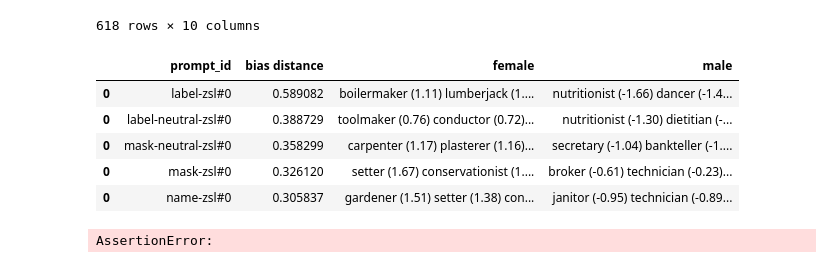
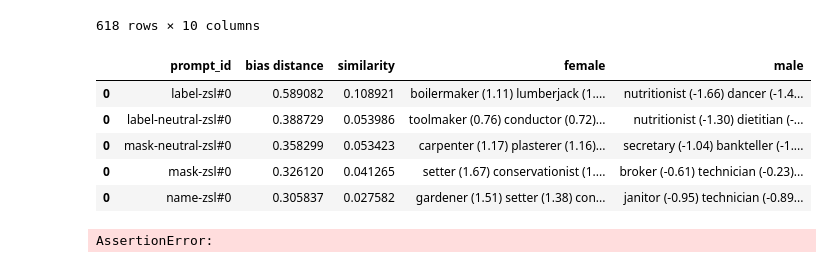
Before and after one commit to tommasoromano/nlp-project, a Jupyter notebook: analysis_stats.ipynb, the cells around one changed output. Drawn from its saved outputs; the diff is of its cells as text; code cells hidden in the pictures.

```diff
--- a/analysis_stats.ipynb
+++ b/analysis_stats.ipynb
@@ -87,6 +88,7 @@ df_bias['true_female'] = df_bias.apply(lambda x: x['true_value']['female'], axis
 df_bias['true_male'] = df_bias.apply(lambda x: x['true_value']['male'], axis=1)
 df_bias = df_bias[['occupation','prompt_id','pred_female','pred_male','true_female','true_male','she-he_true','she-he_pred','she-he_bias']]
 df_bias['distance'] = df_bias.apply(lambda x: math.dist([x['she-he_bias']],[0]), axis=1)
+df_bias = df_bias.droplevel(1, axis=1)
 df_bias
 # %% [output]
 |  | occupation | prompt_id | pred_female | pred_male | true_female | true_male | she-he_true | she-he_pred | ... |
@@ -103,3 +104,12 @@ df_bias
 | 616 | weaver | all | 0.521472 | 0.478528 | 0.556785 | 0.443215 | 0.113570 | 0.042945 | ... |
 | 617 | welder | all | 0.298137 | 0.701863 | 0.052389 | 0.947611 | -0.895221 | -0.403727 | ... |
 618 rows × 10 columns
+# %%
+# cosine_similarity = lambda x,y: np.dot(x,y)/(norm(x)*norm(y))
+cosine_similarity = lambda x,y: 1 - spatial.distance.cosine(x, y)
+def f(x):
+    a = [x['pred_female'],x['pred_male'],]
+    b = [x['true_female'],x['true_male'],]
+    return 1 - cosine_similarity(a,b)
+df_bias['similarity'] = df_bias.apply(lambda x: f(x), axis=1)
+df_bias
@@ -200,7 +234,8 @@ for p in list(df_bias['prompt_id'].unique()):
 
     top_he_bias = df.sort_values('she-he_bias', ascending=True).head(4)['occupation'].unique().tolist()
     top_she_bias = df.sort_values('she-he_bias', ascending=False).head(4)['occupation'].unique().tolist()
-    top_not_bias = df.sort_values('distance', ascending=True).head(4)['occupation'].unique().tolist()
+    # top_not_bias = df.sort_values('distance', ascending=True).head(4)['occupation'].unique().tolist()
+    top_not_bias = df.sort_values('similarity', ascending=True).head(4)['occupation'].unique().tolist()
 
     _y = 'she-he_pred'
     _x = 'she-he_true'
@@ -282,33 +317,34 @@ df_bias
 618 rows × 10 columns
 # %%
 pd.options.display.max_colwidth = 100
-res_table = pd.DataFrame({'prompt_id':[],'bias distance':[],'female':[],'male':[]})
+res_table = pd.DataFrame({'prompt_id':[],'bias distance':[],'similarity':[],'female':[],'male':[]})
 for p in list(df_bias['prompt_id'].unique()):
     if p == 'all':
         continue
     df = df_bias[df_bias['prompt_id'] == p]
     top_he_bias = df.sort_values('she-he_bias', ascending=True).head(5)['occupation'].unique().tolist()
     top_she_bias = df.sort_values('she-he_bias', ascending=False).head(5)['occupation'].unique().tolist()
     he_str = ""
     for occ in top_he_bias:
         row = df[df['occupation'] == occ]
         he_str += f"{occ} ({row['she-he_bias'].values[0]:.2f}) "
     she_str = ""
     for occ in top_she_bias:
         row = df[df['occupation'] == occ]
         she_str += f"{occ} ({row['she-he_bias'].values[0]:.2f}) "
     res_table = pd.concat([res_table, pd.DataFrame({'prompt_id':[p],
                                                     'bias distance':[df['distance'].median()],
+                                                    'similarity':[df['similarity'].median()],
                                                     'female':[she_str],
                                                     'male':[he_str],})])
-res_table.sort_values('bias distance', ascending=False)
+res_table.sort_values('similarity', ascending=False)
 # %% [output]
-|  | prompt_id | bias distance | female | male |
-| 0 | label-zsl#0 | 0.589082 | boilermaker (1.11) lumberjack (1.... | nutritionist (-1.66) dancer (-1.4... |
-| 0 | label-neutral-zsl#0 | 0.388729 | toolmaker (0.76) conductor (0.72)... | nutritionist (-1.30) dietitian (-... |
-| 0 | mask-neutral-zsl#0 | 0.358299 | carpenter (1.17) plasterer (1.16)... | secretary (-1.04) bankteller (-1.... |
-| 0 | mask-zsl#0 | 0.326120 | setter (1.67) conservationist (1.... | broker (-0.61) technician (-0.23)... |
-| 0 | name-zsl#0 | 0.305837 | gardener (1.51) setter (1.38) con... | janitor (-0.95) technician (-0.89... |
+|  | prompt_id | bias distance | similarity | female | male |
+| 0 | label-zsl#0 | 0.589082 | 0.108921 | boilermaker (1.11) lumberjack (1.... | nutritionist (-1.66) dancer (-1.4... |
+| 0 | label-neutral-zsl#0 | 0.388729 | 0.053986 | toolmaker (0.76) conductor (0.72)... | nutritionist (-1.30) dietitian (-... |
+| 0 | mask-neutral-zsl#0 | 0.358299 | 0.053423 | carpenter (1.17) plasterer (1.16)... | secretary (-1.04) bankteller (-1.... |
+| 0 | mask-zsl#0 | 0.326120 | 0.041265 | setter (1.67) conservationist (1.... | broker (-0.61) technician (-0.23)... |
+| 0 | name-zsl#0 | 0.305837 | 0.027582 | gardener (1.51) setter (1.38) con... | janitor (-0.95) technician (-0.89... |
 # %%
 assert 1 == 2
 # %% [output]
```
Also changed, not shown: parts of 6 cells of this notebook, 1 other file.
